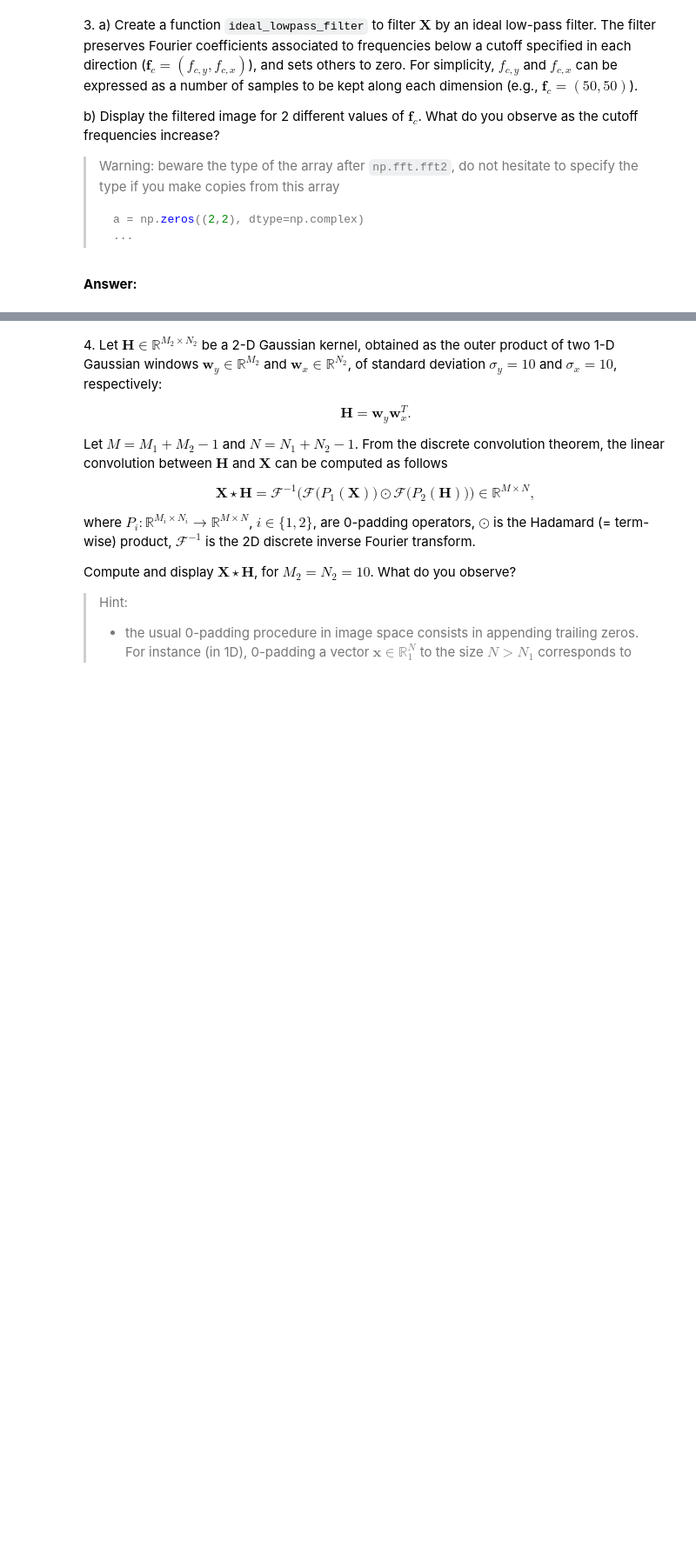
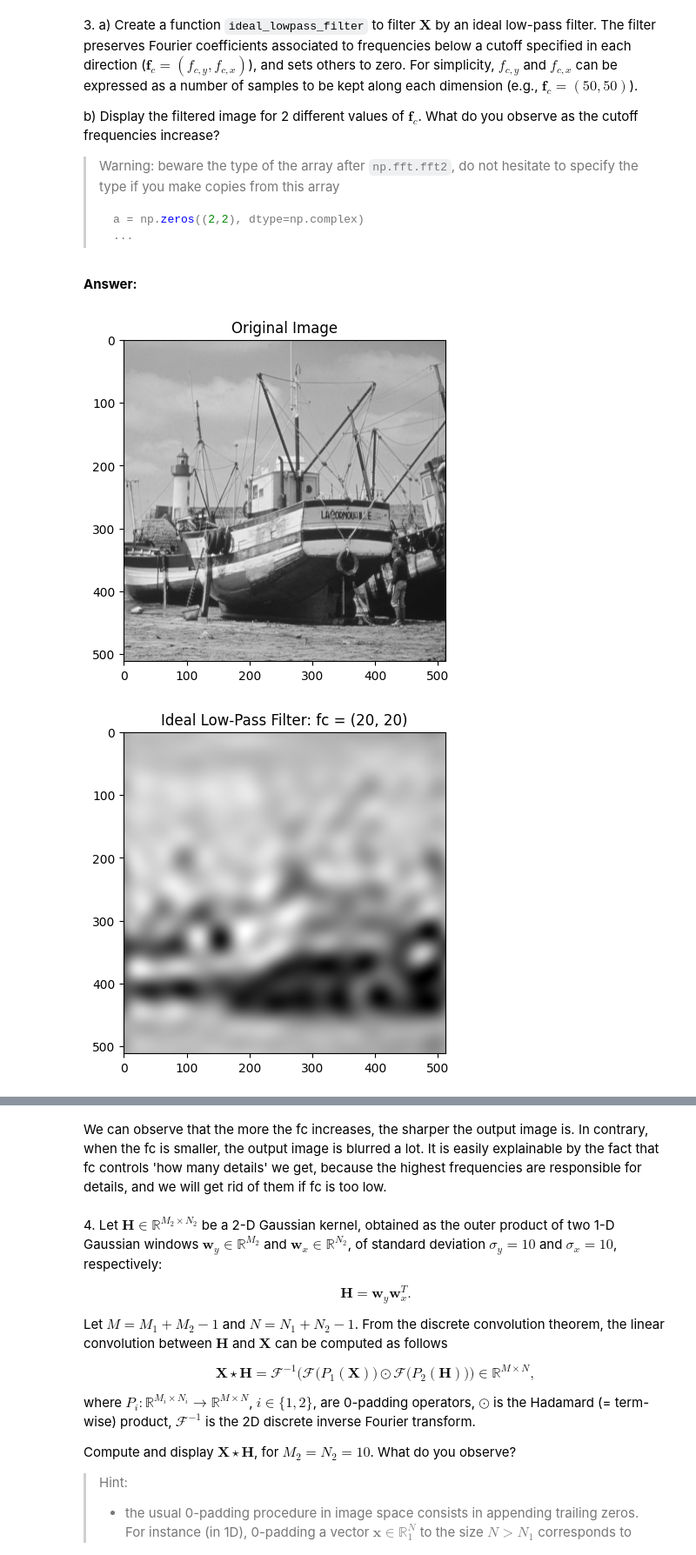
Before and after one commit to remsitoo/python_sdia, a Jupyter notebook: Labs/Lab3/lab3.ipynb, the cells around one changed output, grey strips where cells are left out. Shown at 87% size. Drawn from its saved outputs; the diff is of its cells as text; code cells hidden in the pictures; blank space fills up the shorter version.

```diff
--- a/Labs/Lab3/lab3.ipynb
+++ b/Labs/Lab3/lab3.ipynb
@@ -271,0 +340,30 @@ b) Display the filtered image for 2 different values of $\mathbf{f}_c$. What do
+# %%
+# 3. b
+
+def display_filtered_image(img_2D: np.ndarray, fc: tuple[int, int]):
+    F = np.fft.fft2(img_2D)
+    F_centered = np.fft.fftshift(F)
+
+    F_lowpass = ideal_lowpass_filter(F_centered, fc)  # example cutoff
+
+    F_lowpass_unshifted = np.fft.ifftshift(F_lowpass)
+
+    img_filtered = np.fft.ifft2(F_lowpass_unshifted).real
+
+    plt.imshow(img_filtered, cmap='gray')
+    plt.title(f"Ideal Low-Pass Filter: fc = {fc}")
+    plt.show()
+
+cutoffs = [(20,20), (50,50)]
+
+img_name = 'img/boat.png'
+img = mpimg.imread(img_name)
+X = img[:,:,0]
+plt.imshow(X, cmap='gray')
+plt.title(f"Original Image")
+plt.show()
+for fc in cutoffs:
+    display_filtered_image(X, fc)
+# %% [output]
+[figure, added]
+[figure, added]
@@ -272,3 +371,5 @@ b) Display the filtered image for 2 different values of $\mathbf{f}_c$. What do
+# %% [markdown]
+We can observe that the more the fc increases, the sharper the output image is. In contrary, when the fc is smaller, the output image is blurred a lot. It is easily explainable by the fact that fc controls 'how many details' we get, because the highest frequencies are responsible for details, and we will get rid of them if fc is too low.
 # %% [markdown]
 4\. Let $\mathbf{H} \in \mathbb{R}^{M_2\times N_2}$ be a 2-D Gaussian kernel, obtained as the outer product of two 1-D Gaussian windows $\mathbf{w}_y \in \mathbb{R}^{M_2}$ and $\mathbf{w}_x \in \mathbb{R}^{N_2}$, of standard deviation $\sigma_y = 10$ and $\sigma_x = 10$, respectively:
 
```
Also changed, not shown: parts of 13 cells of this notebook.
